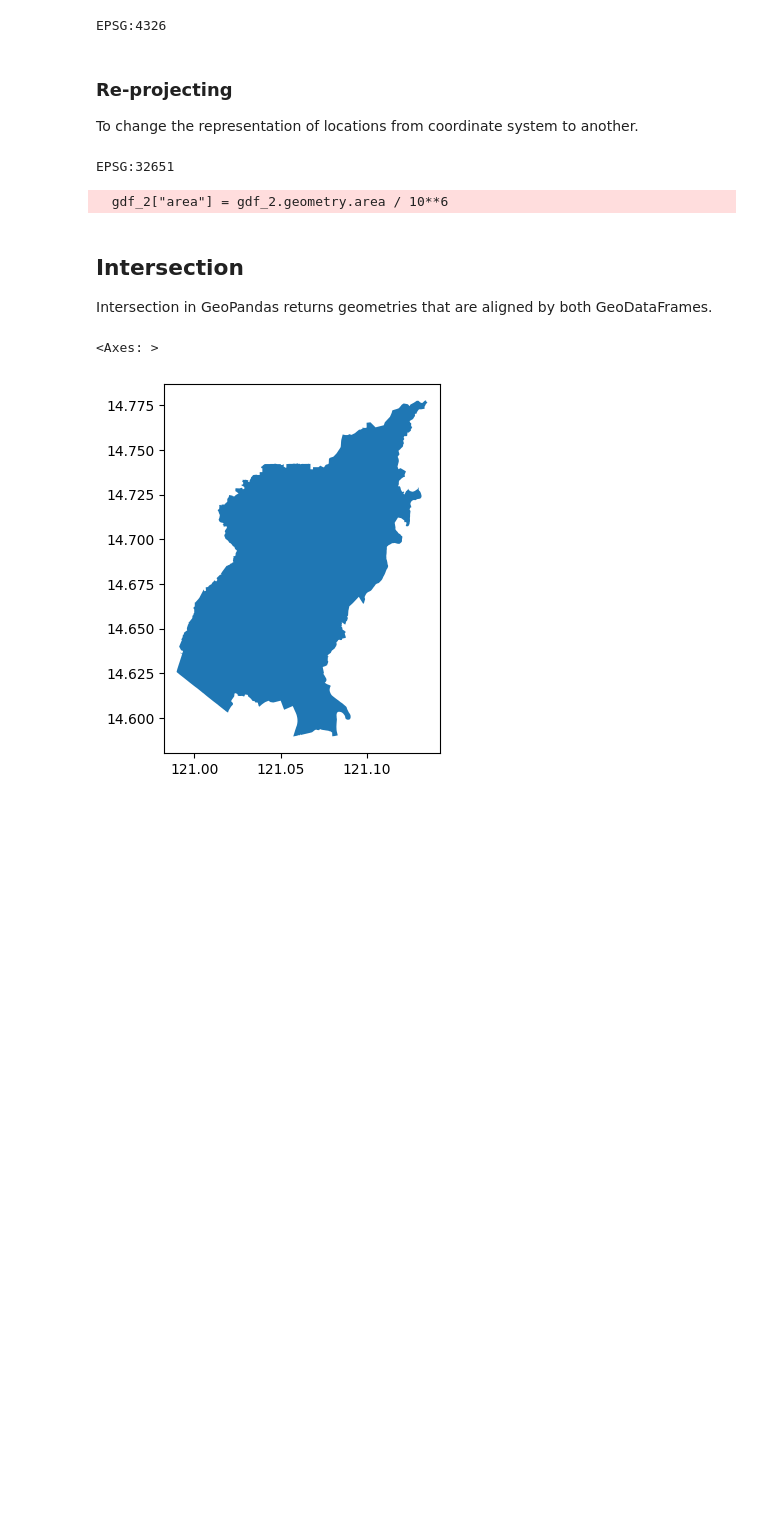
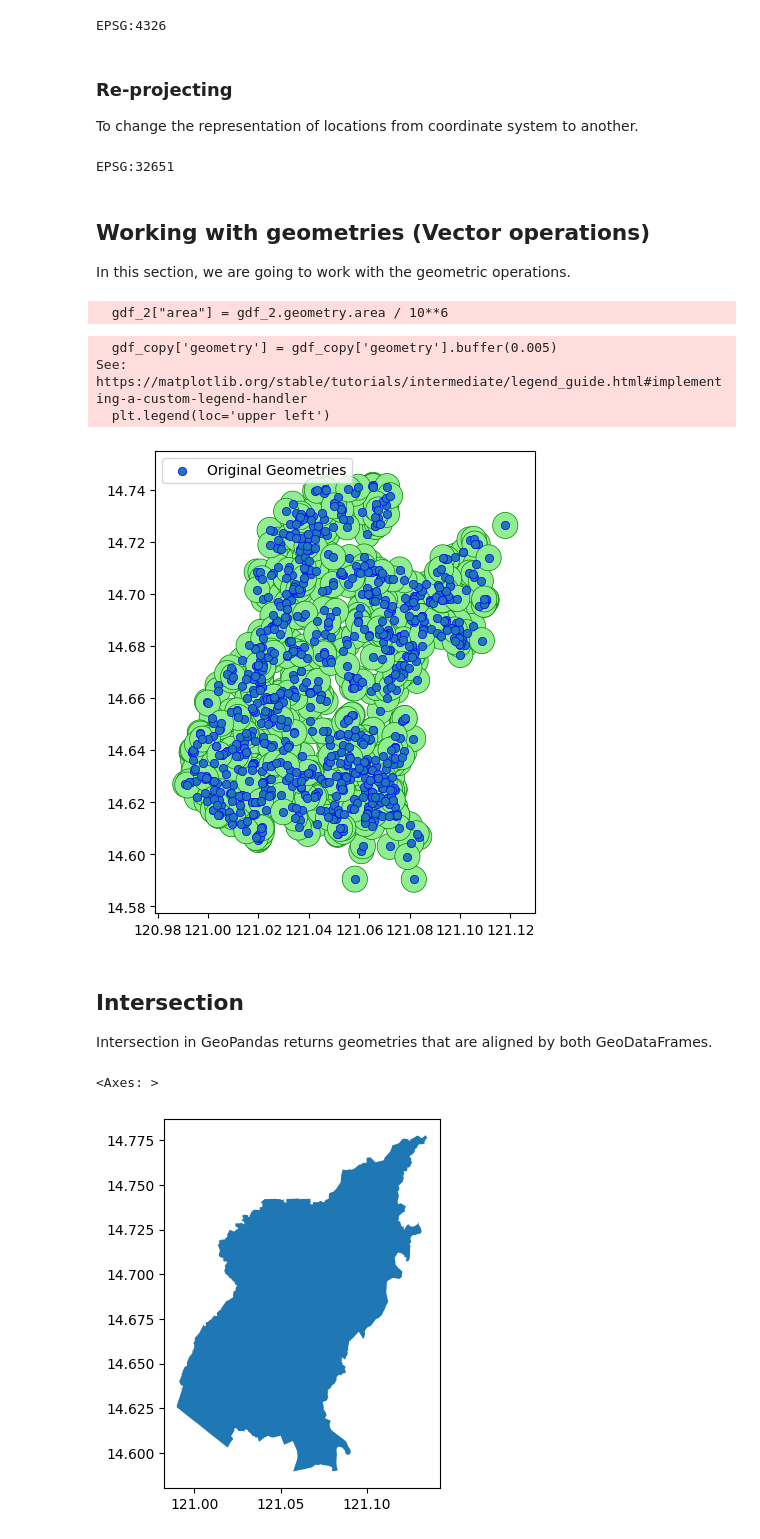
Before and after one commit to UPRI-NOAH/2024-foss4g-asia, a Jupyter notebook: geopandas.ipynb, the cells around one changed output. Saved outputs shown, nothing was run; the diff lists cells and outputs as text; code cells hidden in the pictures; blank space fills up the shorter version.

Commit message:
add buffer function

```diff
--- a/geopandas.ipynb
+++ b/geopandas.ipynb
@@ -123,9 +131,33 @@ In this section, we are going to work with the geometric operations.
+# %% [markdown]
+## Working with geometries (Vector operations)
+In this section, we are going to work with the geometric operations.
 # %%
 gdf_2 = gpd.read_file("src/qc_muni_bounds.geojson")
 gdf_to_crs_32651 = gdf.to_crs('EPSG:32651')
 gdf_2["area"] = gdf_2.geometry.area / 10**6
 # %% [output]
   gdf_2["area"] = gdf_2.geometry.area / 10**6
+# %%
+# Create a buffer around each country's geometry
+gdf_copy = gdf.copy()
+gdf_copy['geometry'] = gdf_copy['geometry'].buffer(0.005)
+
+# Plot both the original and buffered geometries
+fig, ax = plt.subplots(figsize=(10, 6))
+
+# Plot buffered geometries
+gdf_copy.plot(ax=ax, edgecolor='green', color='lightgreen', linewidth=0.5, label='Buffered Geometries')
+
+# Plot original geometries
+gdf.plot(ax=ax, edgecolor='blue', linewidth=0.5, label='Original Geometries')
+
+plt.legend(loc='upper left')
+plt.show()
+# %% [output]
+  gdf_copy['geometry'] = gdf_copy['geometry'].buffer(0.005)
+See: https://matplotlib.org/stable/tutorials/intermediate/legend_guide.html#implementing-a-custom-legend-handler
+  plt.legend(loc='upper left')
+[figure, added]
 # %% [markdown]
 
 ## Intersection
```
Also changed, not shown: parts of 3 cells of this notebook.
